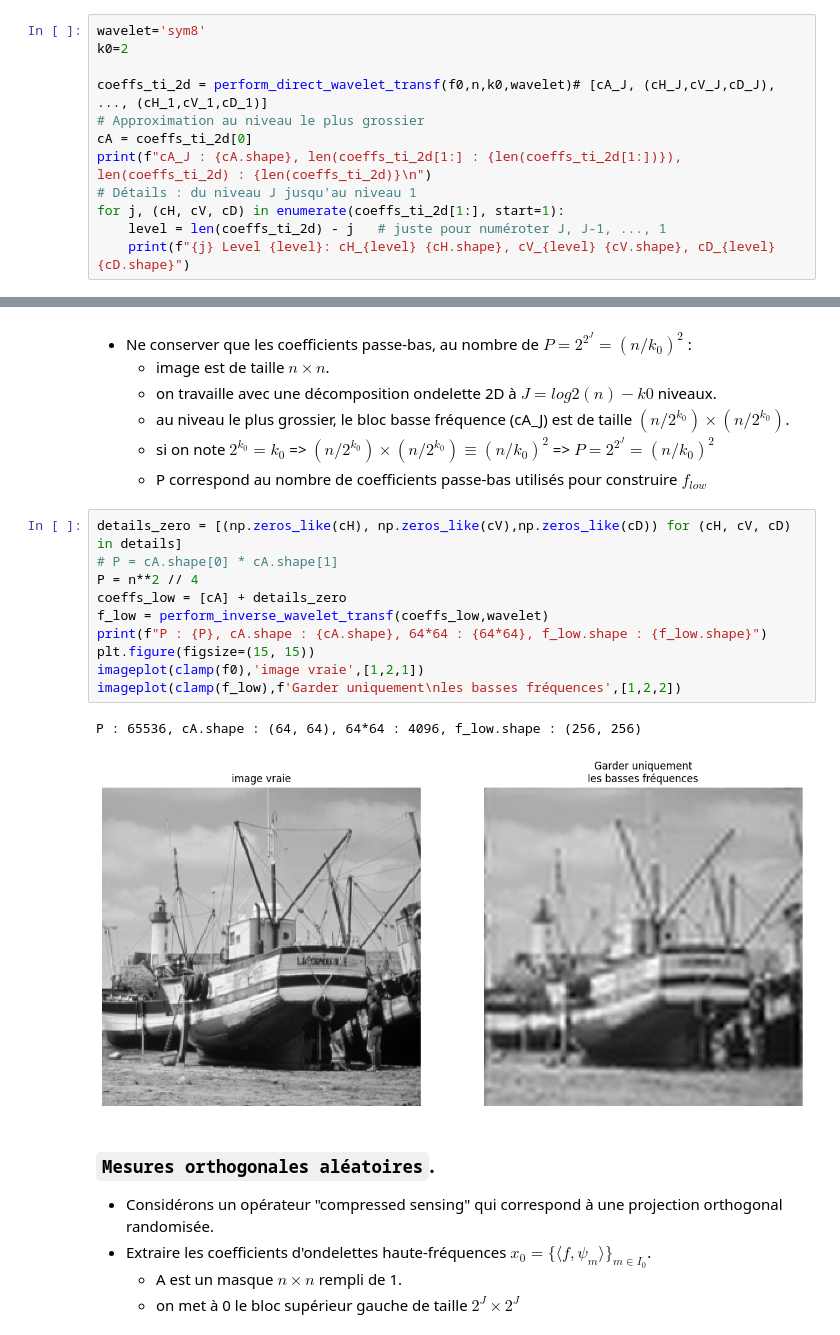
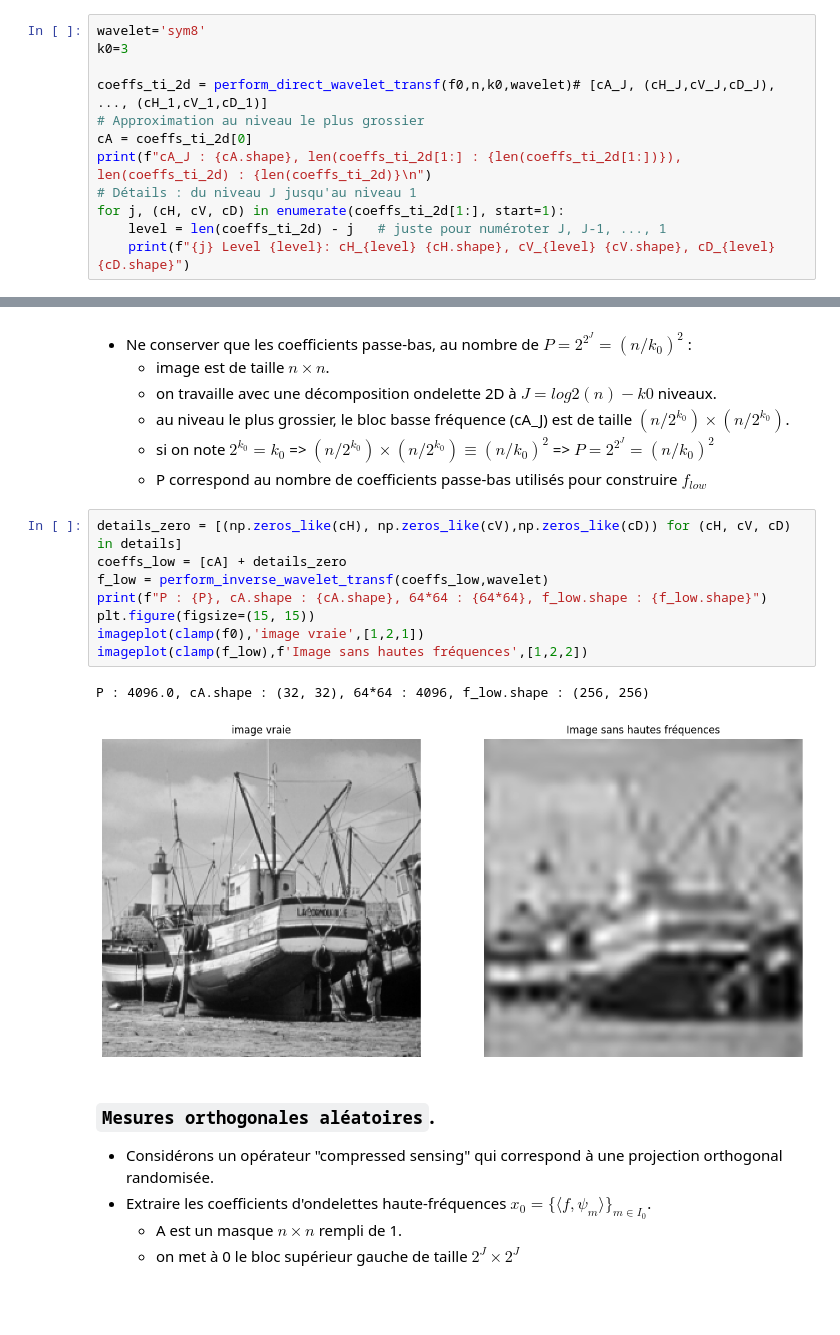
Before and after one commit to Borleo/2_M2_IAFA, a Jupyter notebook: TP_M2IAFA/TP_M2_IMGCMPT/TP23_Imagerie_Computationnelle/4_Sparsity and Redundant Representations/Compressed Sensing of Images/sparsity_2_cs_images.ipynb, the cells around one changed output, grey strips where cells are left out. Drawn from its saved outputs; the diff is of its cells as text; blank space fills up the shorter version.

```diff
--- a/TP_M2IAFA/TP_M2_IMGCMPT/TP23_Imagerie_Computationnelle/4_Sparsity and Redundant Representations/Compressed Sensing of Images/sparsity_2_cs_images.ipynb
+++ b/TP_M2IAFA/TP_M2_IMGCMPT/TP23_Imagerie_Computationnelle/4_Sparsity and Redundant Representations/Compressed Sensing of Images/sparsity_2_cs_images.ipynb
@@ -158,7 +158,7 @@ def perform_inverse_wavelet_transf(coeffs,wavelet):
 `Calculer la transformée en ondelette.`
 # %%
 wavelet='sym8'
-k0=2
+k0=3
 
 coeffs_ti_2d = perform_direct_wavelet_transf(f0,n,k0,wavelet)# [cA_J, (cH_J,cV_J,cD_J), ..., (cH_1,cV_1,cD_1)]
 # Approximation au niveau le plus grossier
@@ -202,17 +203,15 @@ Construire une approximation basse fréquence $∣f_{low}∣$
   - P correspond au nombre de coefficients passe‑bas utilisés pour construire $f_{low}$
 # %%
 details_zero = [(np.zeros_like(cH), np.zeros_like(cV),np.zeros_like(cD)) for (cH, cV, cD) in details]
-# P = cA.shape[0] * cA.shape[1]
-P = n**2 // 4
 coeffs_low = [cA] + details_zero
 f_low = perform_inverse_wavelet_transf(coeffs_low,wavelet)
 print(f"P : {P}, cA.shape : {cA.shape}, 64*64 : {64*64}, f_low.shape : {f_low.shape}")
 plt.figure(figsize=(15, 15))
 imageplot(clamp(f0),'image vraie',[1,2,1])
-imageplot(clamp(f_low),f'Garder uniquement\nles basses fréquences',[1,2,2])
+imageplot(clamp(f_low),f'Image sans hautes fréquences',[1,2,2])
 # %% [output]
-P : 65536, cA.shape : (64, 64), 64*64 : 4096, f_low.shape : (256, 256)
+P : 4096.0, cA.shape : (32, 32), 64*64 : 4096, f_low.shape : (256, 256)
-[figure, old version]
+[figure, new version]
 # %% [markdown]
 
 ### `Mesures orthogonales aléatoires`.
```
Also changed, not shown: parts of 49 cells of this notebook.
